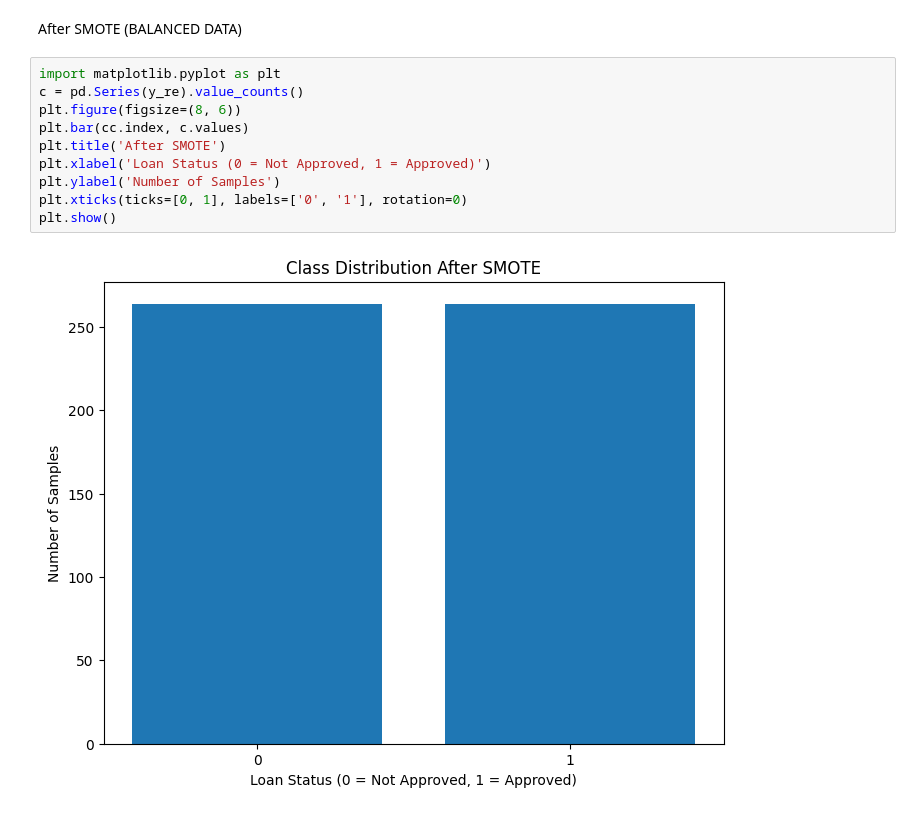
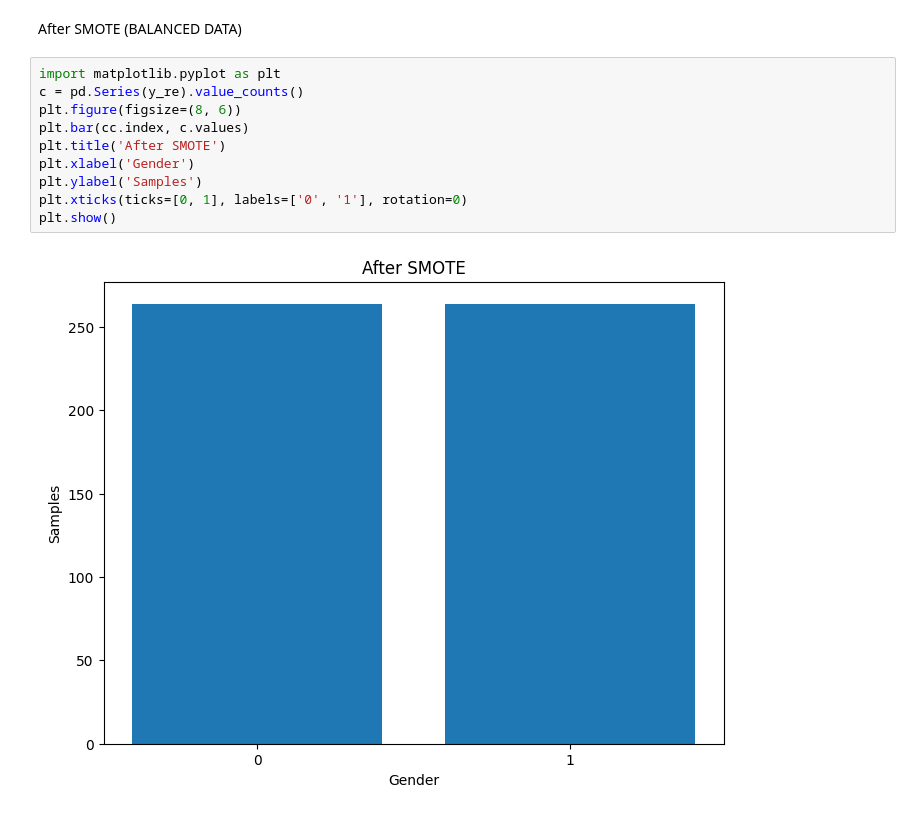
Before and after one commit to varnipriya/16356159_PDS, a Jupyter notebook: 16356159_VarniPriya.ipynb, the cells around one changed output. Cells and saved outputs as stored; diff of their text form.

```diff
--- a/16356159_VarniPriya.ipynb
+++ b/16356159_VarniPriya.ipynb
@@ -458,13 +458,13 @@ After SMOTE (BALANCED DATA)
 # %%
 import matplotlib.pyplot as plt
 c = pd.Series(y_re).value_counts()
 plt.figure(figsize=(8, 6))
 plt.bar(cc.index, c.values)
 plt.title('After SMOTE')
-plt.xlabel('Loan Status (0 = Not Approved, 1 = Approved)')
-plt.ylabel('Number of Samples')
+plt.xlabel('Gender')
+plt.ylabel('Samples')
 plt.xticks(ticks=[0, 1], labels=['0', '1'], rotation=0)
 plt.show()
 # %% [output]
-[figure, old version]
+[figure, new version]
 # %%
```
Also changed, not shown: parts of 6 cells of this notebook.
